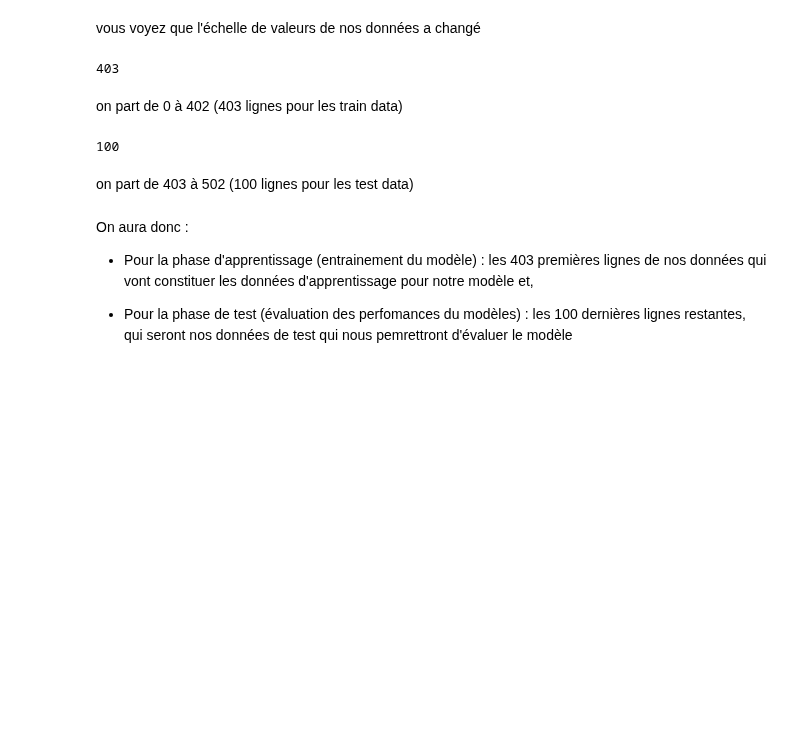
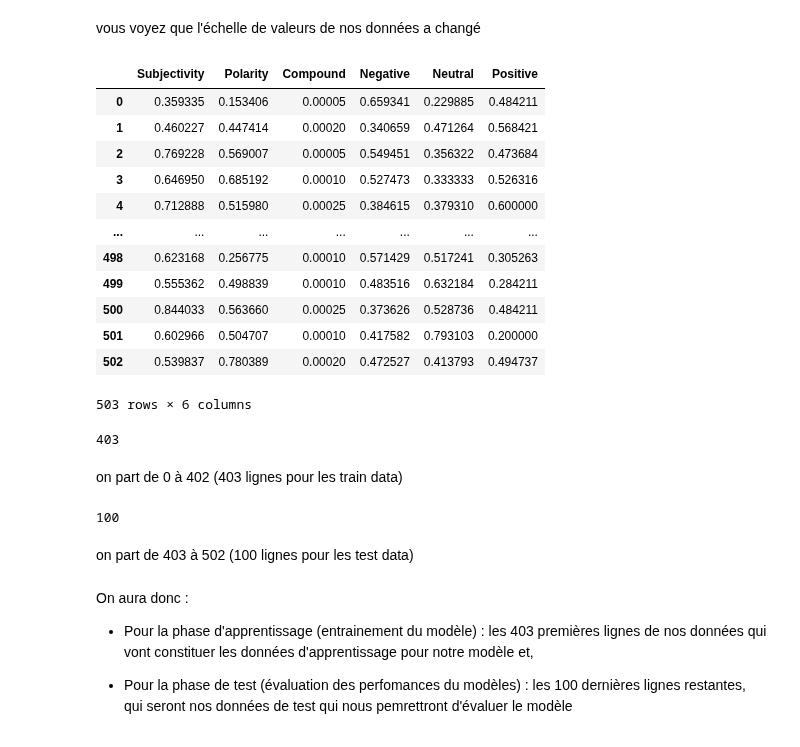
Before and after one commit to Yann-Fournier/Manipulation-de-donn-es-Python-B2, a Jupyter notebook: Mulapi/Intro IA/machine_learning_intro.ipynb, the cells around one changed output. Saved outputs shown, nothing was run; the diff lists cells and outputs as text; code cells hidden in the pictures; blank space fills up the shorter version.

```diff
--- a/Mulapi/Intro IA/machine_learning_intro.ipynb
+++ b/Mulapi/Intro IA/machine_learning_intro.ipynb
@@ -270,4 +295,19 @@ vous voyez que l'échelle de valeurs de nos données a changé
 X = df_scaled.filter(['Subjectivity', 'Polarity', 'Compound', 'Negative', 'Neutral' ,'Positive'])
 # %%
 # affichez X ici
+X
+# %% [output]
+|  | Subjectivity | Polarity | Compound | Negative | Neutral | Positive |
+| 0 | 0.359335 | 0.153406 | 0.00005 | 0.659341 | 0.229885 | 0.484211 |
+| 1 | 0.460227 | 0.447414 | 0.00020 | 0.340659 | 0.471264 | 0.568421 |
+| 2 | 0.769228 | 0.569007 | 0.00005 | 0.549451 | 0.356322 | 0.473684 |
+| 3 | 0.646950 | 0.685192 | 0.00010 | 0.527473 | 0.333333 | 0.526316 |
+| 4 | 0.712888 | 0.515980 | 0.00025 | 0.384615 | 0.379310 | 0.600000 |
+| ... | ... | ... | ... | ... | ... | ... |
+| 498 | 0.623168 | 0.256775 | 0.00010 | 0.571429 | 0.517241 | 0.305263 |
+| 499 | 0.555362 | 0.498839 | 0.00010 | 0.483516 | 0.632184 | 0.284211 |
+| 500 | 0.844033 | 0.563660 | 0.00025 | 0.373626 | 0.528736 | 0.484211 |
+| 501 | 0.602966 | 0.504707 | 0.00010 | 0.417582 | 0.793103 | 0.200000 |
+| 502 | 0.539837 | 0.780389 | 0.00020 | 0.472527 | 0.413793 | 0.494737 |
+503 rows × 6 columns
 # %%
```
Also changed, not shown: parts of 38 cells of this notebook.
